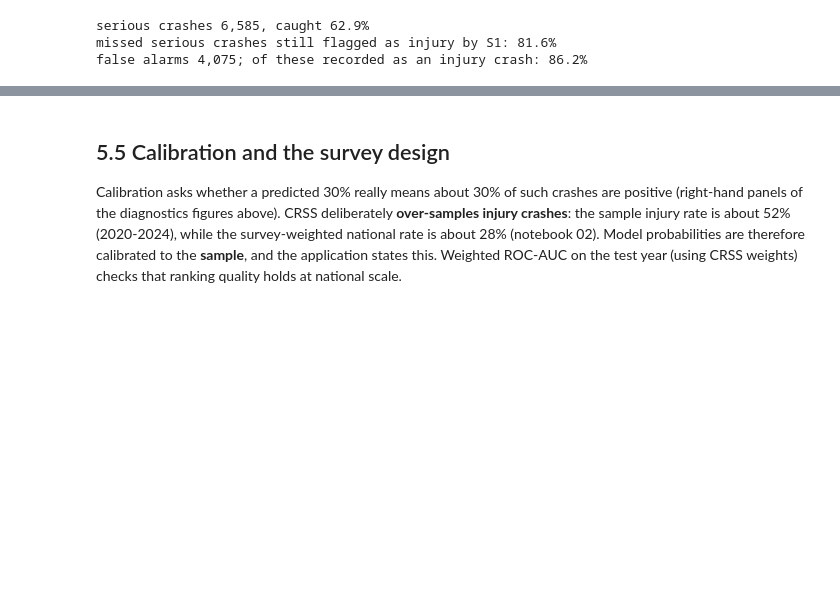
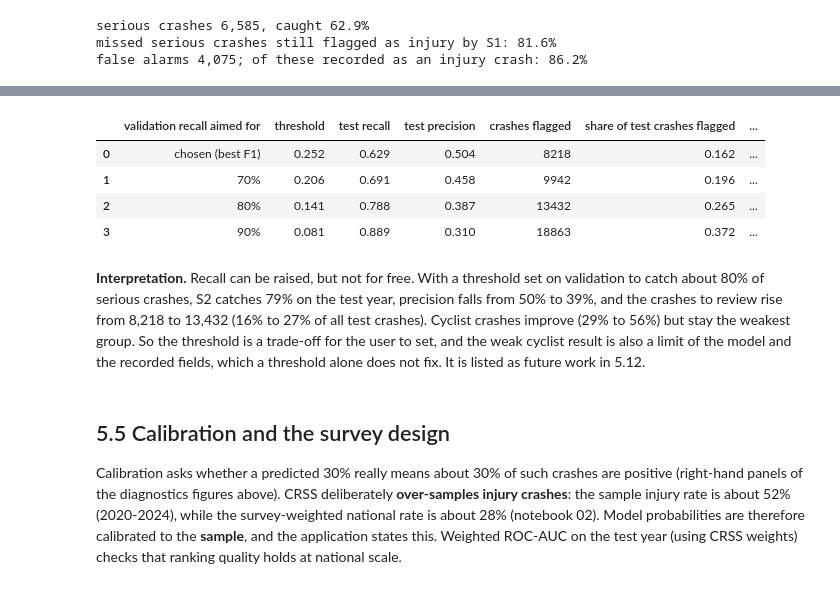
Before and after one commit to delanomullings7771-sys/vehicle-safety-intelligence, a Jupyter notebook: notebooks/05_Evaluation.ipynb, the cells around one changed output, grey strips where cells are left out. Cells and saved outputs as stored; diff of their text form; code cells hidden in the pictures; blank space fills up the shorter version.

Commit message:
Tighten claims after review: screening-indicator wording, held-out test wording, threshold trade-off, dictionary coverage, refreshed logs
Co-Authored-By: Claude Opus 5.5 <noreply@anthropic.com>

```diff
--- a/notebooks/05_Evaluation.ipynb
+++ b/notebooks/05_Evaluation.ipynb
@@ -263,3 +266,26 @@ false alarms 4,075; of these recorded as an injury crash: 86.2%
+# %%
+b = joblib.load(path if path.exists() else PROJECT_ROOT / "app" / "api" / "artifacts" / "crash_y_serious.joblib")
+va = feat[(feat.YEAR == CRSS_TEST_YEAR - 1) & (feat.y_serious >= 0)]
+p_va = b["pipeline"].predict_proba(va[b["features"]])[:, 1]
+p_te = b["pipeline"].predict_proba(te[b["features"]])[:, 1]
+y = (te.y_serious == 1).values
+cyc = (te.EVENT1_IMNAME == "Pedalcyclist").values
+rows = []
+for aim in (None, 0.70, 0.80, 0.90):
+    thr = b["threshold"] if aim is None else float(np.quantile(p_va[va.y_serious.values == 1], 1 - aim))
+    f = p_te >= thr
+    rows.append({"validation recall aimed for": "chosen (best F1)" if aim is None else f"{aim:.0%}", "threshold": thr,
+                 "test recall": (f & y).sum() / y.sum(), "test precision": (f & y).sum() / f.sum(), "crashes flagged": int(f.sum()),
+                 "share of test crashes flagged": f.mean(), "serious cyclist crashes caught": (f & y & cyc).sum() / (y & cyc).sum()})
+display(pd.DataFrame(rows).round(3))
+# %% [output]
+|  | validation recall aimed for | threshold | test recall | test precision | crashes flagged | share of test crashes flagged | ... |
+| 0 | chosen (best F1) | 0.252 | 0.629 | 0.504 | 8218 | 0.162 | ... |
+| 1 | 70% | 0.206 | 0.691 | 0.458 | 9942 | 0.196 | ... |
+| 2 | 80% | 0.141 | 0.788 | 0.387 | 13432 | 0.265 | ... |
+| 3 | 90% | 0.081 | 0.889 | 0.310 | 18863 | 0.372 | ... |
+# %% [markdown]
+**Interpretation.** Recall can be raised, but not for free. With a threshold set on validation to catch about 80% of serious crashes, S2 catches 79% on the test year, precision falls from 50% to 39%, and the crashes to review rise from 8,218 to 13,432 (16% to 27% of all test crashes). Cyclist crashes improve (29% to 56%) but stay the weakest group. So the threshold is a trade-off for the user to set, and the weak cyclist result is also a limit of the model and the recorded fields, which a threshold alone does not fix. It is listed as future work in 5.12.
 # %% [markdown]
 ## 5.5 Calibration and the survey design
 Calibration asks whether a predicted 30% really means about 30% of such crashes are positive (right-hand panels of the diagnostics figures above). CRSS deliberately **over-samples injury crashes**: the sample injury rate is about 52% (2020-2024), while the survey-weighted national rate is about 28% (notebook 02). Model probabilities are therefore calibrated to the **sample**, and the application states this. Weighted ROC-AUC on the test year (using CRSS weights) checks that ranking quality holds at national scale.
```
Also changed, not shown: parts of 7 cells of this notebook, 12 other files.
